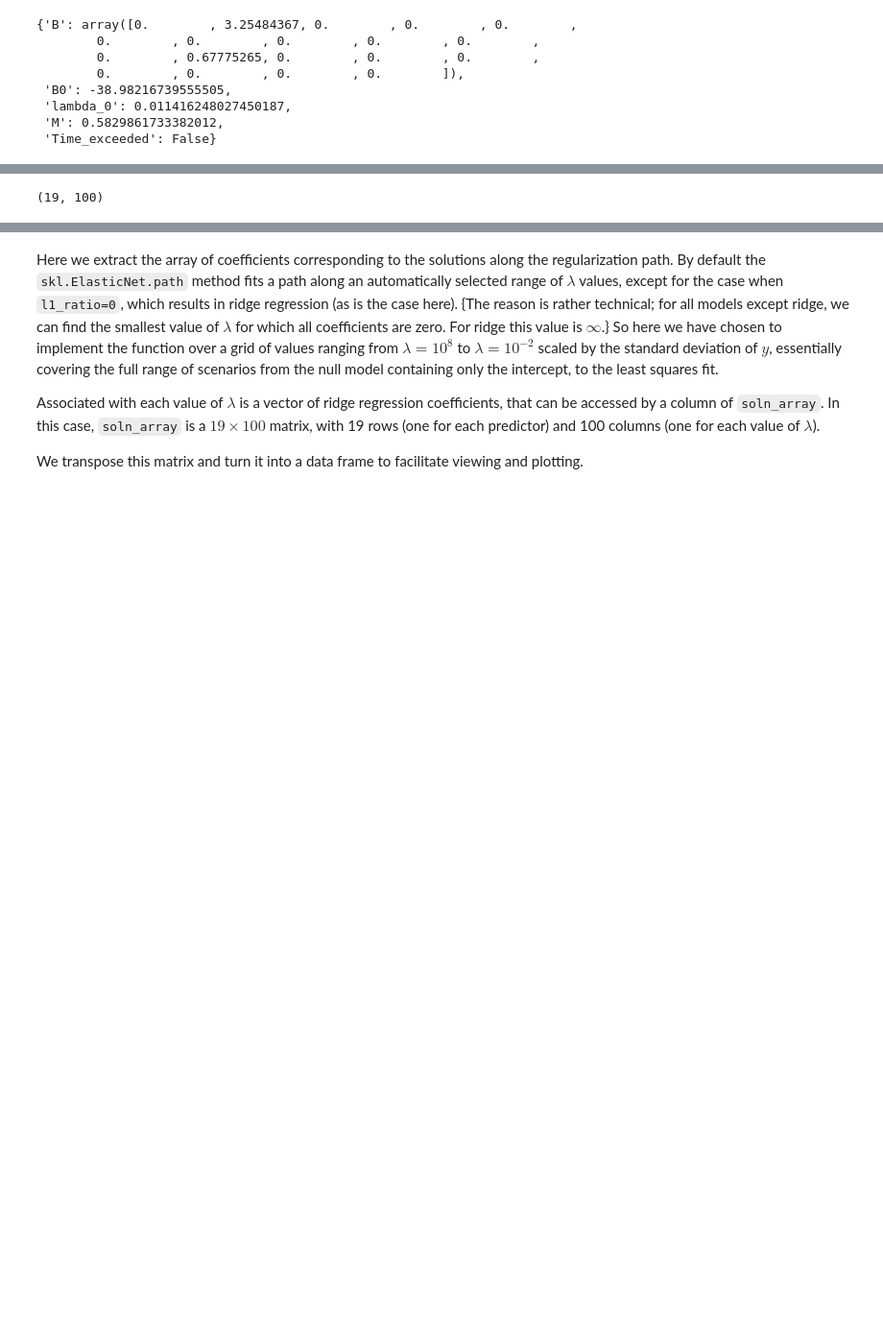
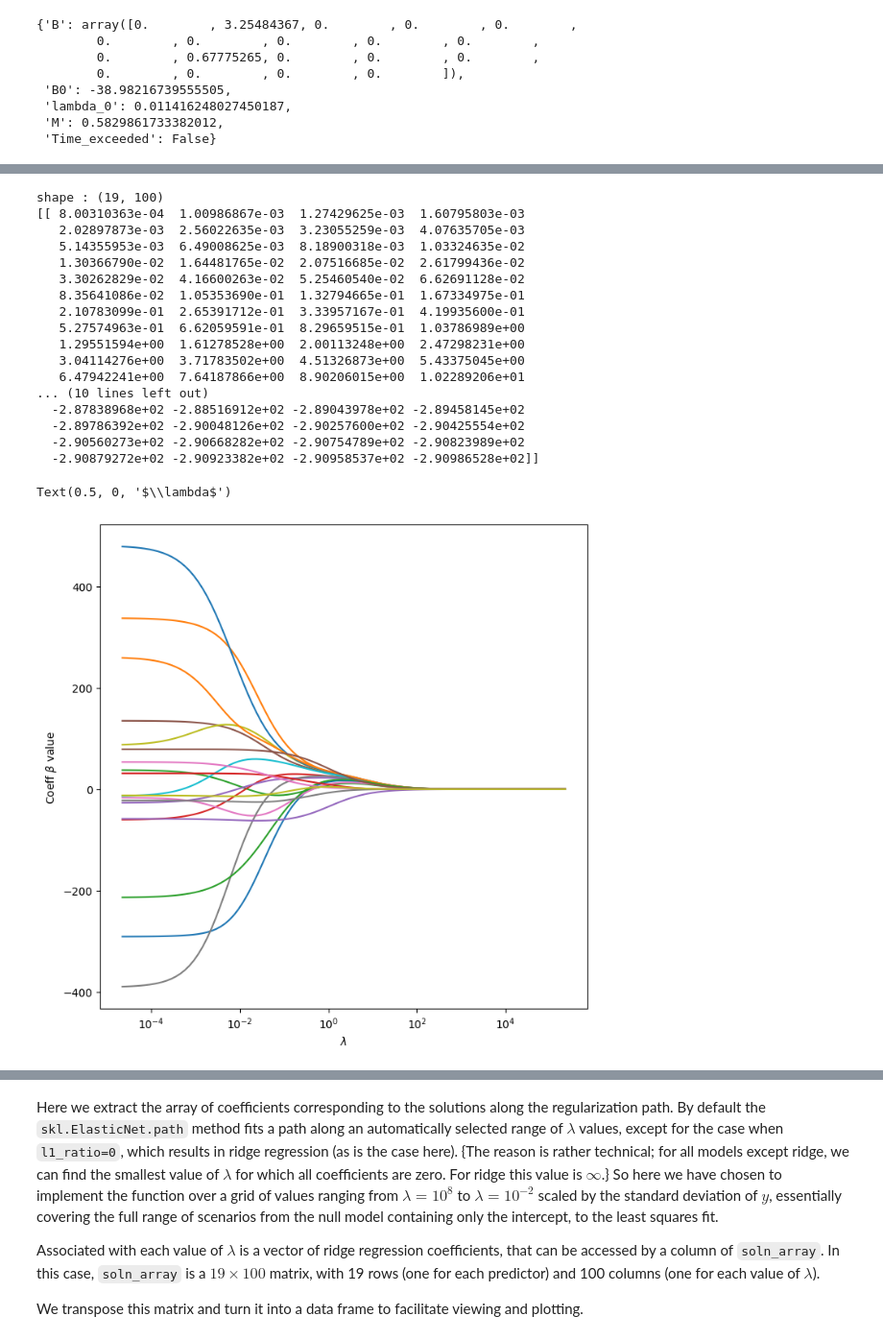
Before and after one commit to FDrico/statistical_learning, a Jupyter notebook: notebooks/Ch06-varselect-lab.ipynb, the cells around one changed output, grey strips where cells are left out. Shown at 96% size. Cells and saved outputs as stored; diff of their text form; code cells hidden in the pictures; blank space fills up the shorter version.

```diff
--- a/notebooks/Ch06-varselect-lab.ipynb
+++ b/notebooks/Ch06-varselect-lab.ipynb
@@ -700,12 +707,46 @@ rather than `alphas` in what follows.  {At the time of publication, ridge fits l
 # %%
-Xs = X - X.mean(0)[None,:]
-X_scale = X.std(0)
-Xs = Xs / X_scale[None,:]
-lambdas = 10**np.linspace(8, -2, 100) / Y.std()
-soln_array = skl.ElasticNet.path(Xs,
-                                 Y,
-                                 l1_ratio=0.,
-                                 alphas=lambdas)[1]
-soln_array.shape
+Xs = X - X.mean(0)[None,:] # We take away the mean from every sample
+X_scale = X.std(0)         # And now we obtain the std value, which will be the value we use to normalize Xs.
+Xs = Xs / X_scale[None,:]  # Standarize!
+lambdas = 10**np.linspace(8, -2, 100) / Y.std() # Log-spaced values! - The lambdas are also normalized. Why?.
+import warnings
+
+with warnings.catch_warnings():
+    warnings.simplefilter("ignore")
+
+    soln_array = skl.ElasticNet.path(Xs,                # the inputs, scaled
+                                     Y,                 # Original target (not standardized)
+                                     l1_ratio=0.,       # An L2 regularization, Ridge!
+                                     alphas=lambdas)[1] # The lambdas are indeed standarized. We take only the coefficient paths. [0] is the intercept.
+print('shape :',soln_array.shape) # (n_coeffs, 100)
+print(soln_array[:1])
+
+# For each coefficient (row), we have the values of the coefficients obtained by applying ridge regression for each lambda value (a total of 100 values).
+mse_fig, ax = subplots(figsize=(8,8))
+# insample_MSE is the mean of the error to the real value in each step.
+
+for i in range(soln_array.shape[0]):
+    ax.semilogx(lambdas, soln_array[i])
+
+ax.set_ylabel('Coeff $\\beta$ value')
+ax.set_xlabel('$\lambda$')
 # %% [output]
-(19, 100)
+shape : (19, 100)
+[[ 8.00310363e-04  1.00986867e-03  1.27429625e-03  1.60795803e-03
+   2.02897873e-03  2.56022635e-03  3.23055259e-03  4.07635705e-03
+   5.14355953e-03  6.49008625e-03  8.18900318e-03  1.03324635e-02
+   1.30366790e-02  1.64481765e-02  2.07516685e-02  2.61799436e-02
+   3.30262829e-02  4.16600263e-02  5.25460540e-02  6.62691128e-02
+   8.35641086e-02  1.05353690e-01  1.32794665e-01  1.67334975e-01
+   2.10783099e-01  2.65391712e-01  3.33957167e-01  4.19935600e-01
+   5.27574963e-01  6.62059591e-01  8.29659515e-01  1.03786989e+00
+   1.29551594e+00  1.61278528e+00  2.00113248e+00  2.47298231e+00
+   3.04114276e+00  3.71783502e+00  4.51326873e+00  5.43375045e+00
+   6.47942241e+00  7.64187866e+00  8.90206015e+00  1.02289206e+01
+... (10 lines left out)
+  -2.87838968e+02 -2.88516912e+02 -2.89043978e+02 -2.89458145e+02
+  -2.89786392e+02 -2.90048126e+02 -2.90257600e+02 -2.90425554e+02
+  -2.90560273e+02 -2.90668282e+02 -2.90754789e+02 -2.90823989e+02
+  -2.90879272e+02 -2.90923382e+02 -2.90958537e+02 -2.90986528e+02]]
+Text(0.5, 0, '$\\lambda$')
+[figure, added]
```
Also changed, not shown: parts of 54 cells of this notebook, 3 other files.
